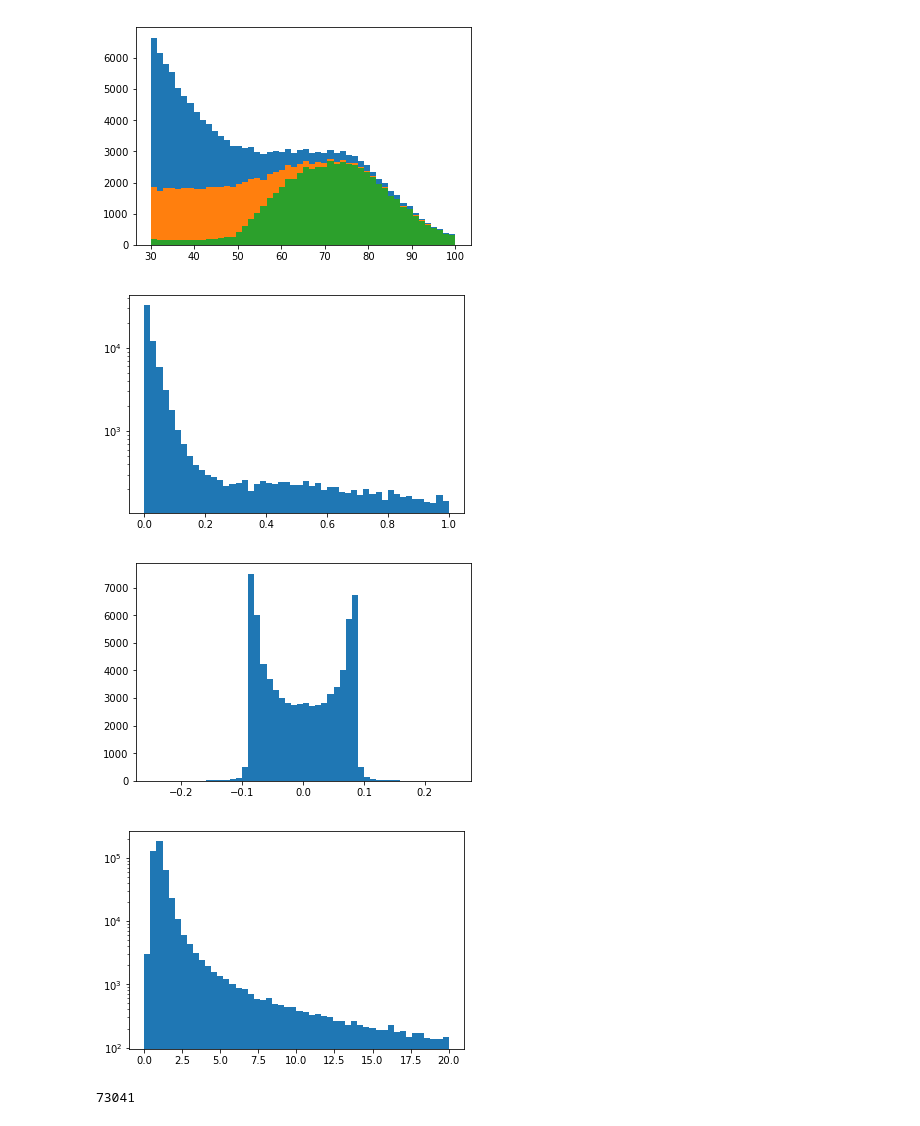
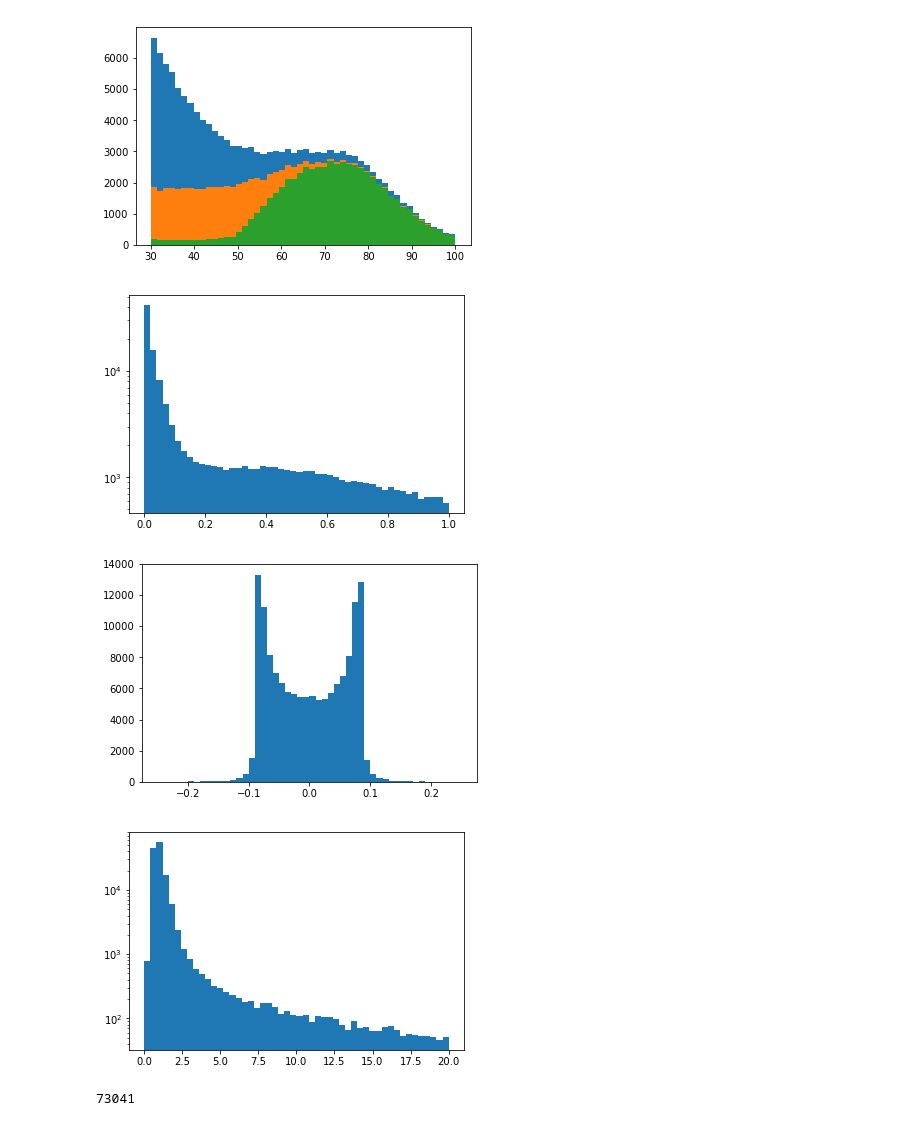
Before and after one commit to katilp/W-and-Z, a Jupyter notebook: NewMuons.ipynb, the cells around one changed output. Cells and saved outputs as stored; diff of their text form; code cells hidden in the pictures.

```diff
--- a/NewMuons.ipynb
+++ b/NewMuons.ipynb
@@ -67,26 +67,26 @@ plt.show()
 [figure]
 # %%
 #look at the isolation variable
-plt.hist(data_met.iso1/data_met.pt1, bins=50, range=(0,1))
+plt.hist(data_25.iso1/data_25.pt1, bins=50, range=(0,1))
 
 plt.yscale('log')
 plt.show()
 # %% [output]
-[figure, old version]
+[figure, new version]
 # %%
 #check the impact parameter
-plt.hist(data_met.dxy1, bins=50, range=(-0.25,0.25))
+plt.hist(data_25.dxy1, bins=50, range=(-0.25,0.25))
 plt.show()
 # %% [output]
-[figure, old version]
+[figure, new version]
 # %%
 #check the quality of the track fit
-plt.hist(data.chisq1, bins=50, range=(0,20))
+plt.hist(data_25.chisq1, bins=50, range=(0,20))
 plt.yscale('log')
 
 plt.show()
 # %% [output]
-[figure, old version]
+[figure, new version]
 # %%
 #make an alternative selection based on these criteria (without the requirement on missing et)
 select = data_25[(data_25.chisq1 < 10) & (data_25.dxy1 < 0.2) & (data_25.iso1/data_25.pt1 < 0.1)]
```
